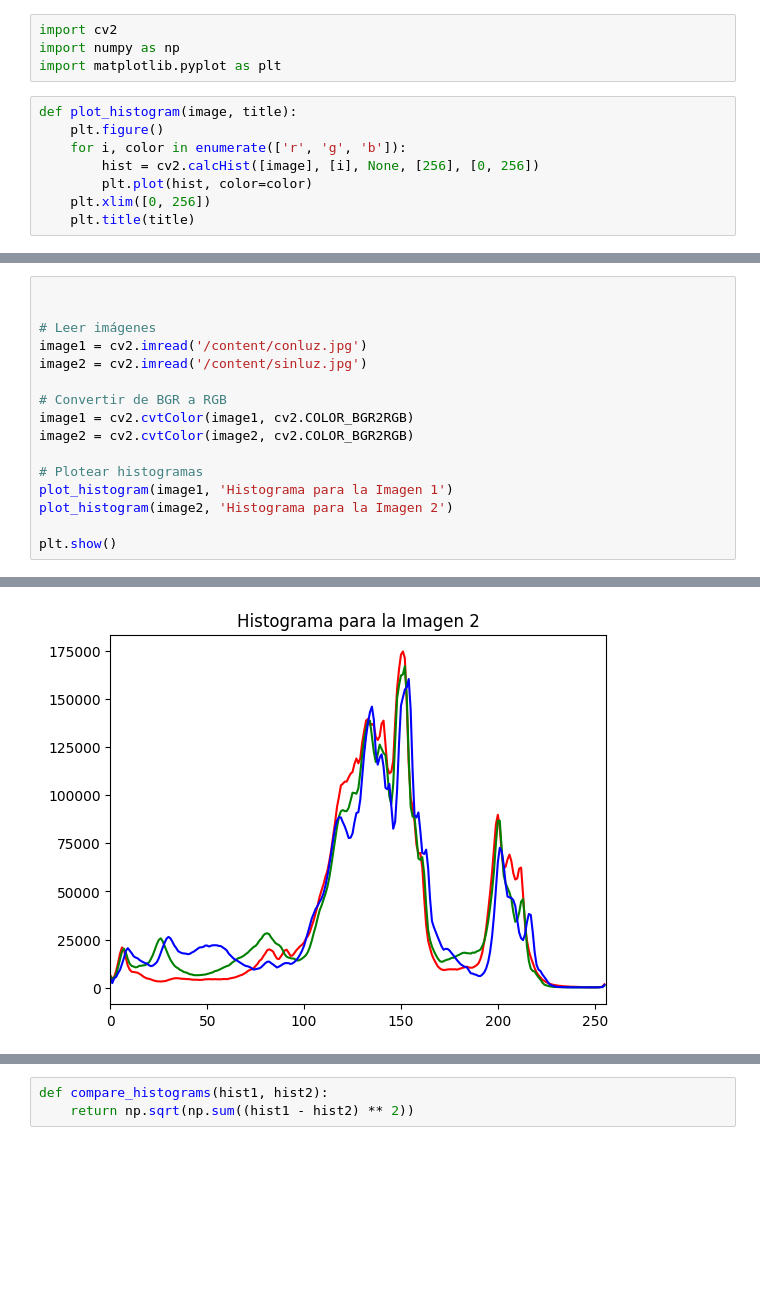
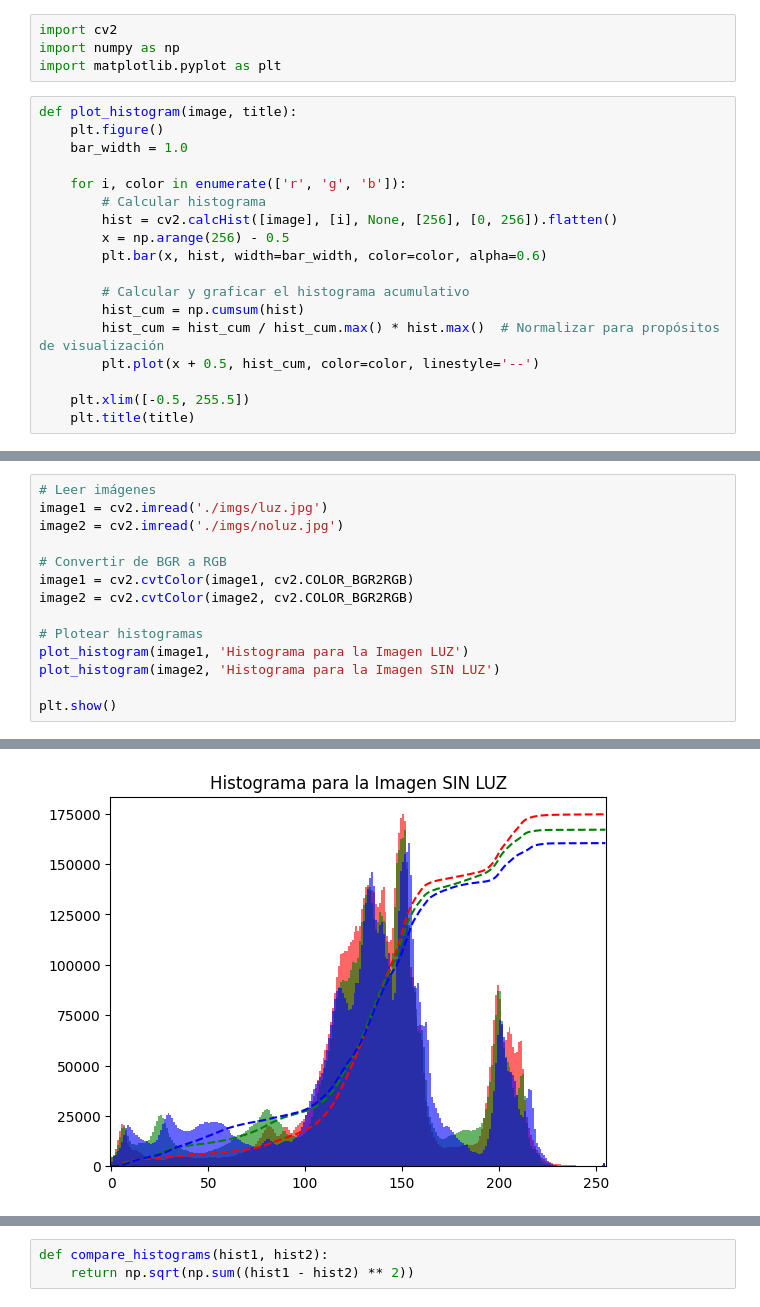
Before and after one commit to Jack200133/ImageProcessing_LAB1_ComputerVision, a Jupyter notebook: Lista1.ipynb, the cells around one changed output, grey strips where cells are left out. Drawn from its saved outputs; the diff is of its cells as text; blank space fills up the shorter version.

Commit message:
add: Parte 2, Comparacion y histogramal, Part3 funciond e equalizacion

```diff
--- a/Lista1.ipynb
+++ b/Lista1.ipynb
@@ -71,8 +56,18 @@ import matplotlib.pyplot as plt
 # %%
 def plot_histogram(image, title):
     plt.figure()
+    bar_width = 1.0
+
     for i, color in enumerate(['r', 'g', 'b']):
-        hist = cv2.calcHist([image], [i], None, [256], [0, 256])
-        plt.plot(hist, color=color)
-    plt.xlim([0, 256])
+        # Calcular histograma
+        hist = cv2.calcHist([image], [i], None, [256], [0, 256]).flatten()
+        x = np.arange(256) - 0.5
+        plt.bar(x, hist, width=bar_width, color=color, alpha=0.6)
+
+        # Calcular y graficar el histograma acumulativo
+        hist_cum = np.cumsum(hist)
+        hist_cum = hist_cum / hist_cum.max() * hist.max()  # Normalizar para propósitos de visualización
+        plt.plot(x + 0.5, hist_cum, color=color, linestyle='--')
+
+    plt.xlim([-0.5, 255.5])
     plt.title(title)
@@ -100,17 +74,15 @@ def histEq(I):
 # %%
-
-
 # Leer imágenes
-image1 = cv2.imread('/content/conluz.jpg')
-image2 = cv2.imread('/content/sinluz.jpg')
+image1 = cv2.imread('./imgs/luz.jpg')
+image2 = cv2.imread('./imgs/noluz.jpg')
 
 # Convertir de BGR a RGB
 image1 = cv2.cvtColor(image1, cv2.COLOR_BGR2RGB)
 image2 = cv2.cvtColor(image2, cv2.COLOR_BGR2RGB)
 
 # Plotear histogramas
-plot_histogram(image1, 'Histograma para la Imagen 1')
-plot_histogram(image2, 'Histograma para la Imagen 2')
+plot_histogram(image1, 'Histograma para la Imagen LUZ')
+plot_histogram(image2, 'Histograma para la Imagen SIN LUZ')
 
 plt.show()
 # %% [output]
@@ -118,2 +90,2 @@ plt.show()
-[figure, old version]
+[figure, new version]
 # %% [markdown]
```
Also changed, not shown: parts of 16 cells of this notebook, 7 other files.
